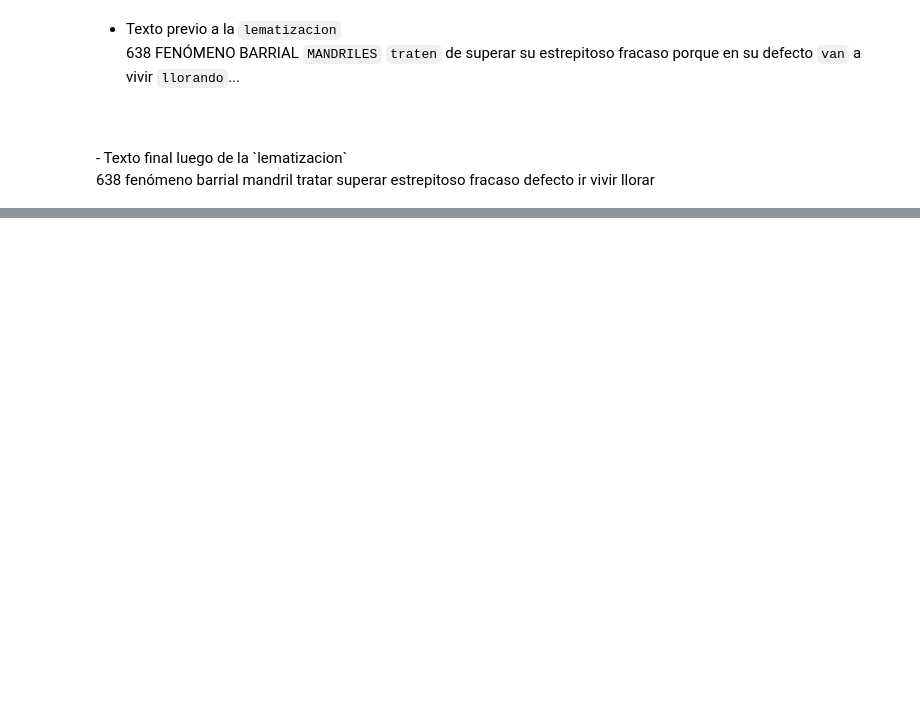
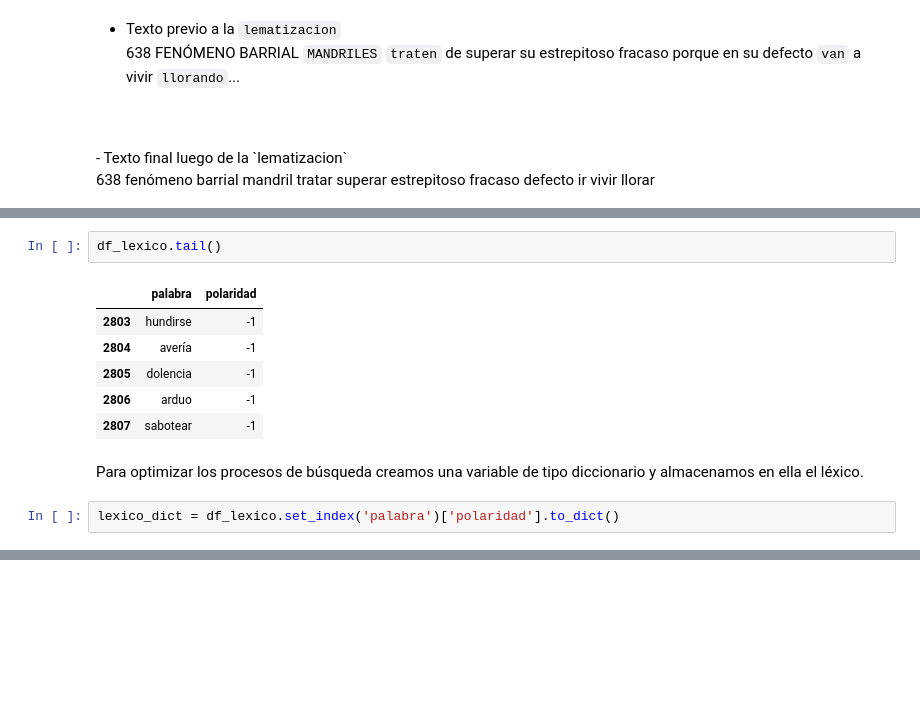
Before and after one commit to chetincho/Analisis_de_Sentimientos, a Jupyter notebook: proyecto.ipynb, the cells around one changed output, grey strips where cells are left out. Cells and saved outputs as stored; diff of their text form; blank space fills up the shorter version.

```diff
--- a/proyecto.ipynb
+++ b/proyecto.ipynb
@@ -683,0 +688,13 @@ Cada fila de esta matriz corresponde a un tweet y cada columna a una palabra del
+# %%
+df_lexico.tail()
+# %% [output]
+|  | palabra | polaridad |
+| 2803 | hundirse | -1 |
+| 2804 | avería | -1 |
+| 2805 | dolencia | -1 |
+| 2806 | arduo | -1 |
+| 2807 | sabotear | -1 |
+# %% [markdown]
+Para optimizar los procesos de búsqueda creamos una variable de tipo diccionario y almacenamos en ella el léxico.
+# %%
+lexico_dict = df_lexico.set_index('palabra')['polaridad'].to_dict()
```
Also changed, not shown: parts of 25 cells of this notebook, 3 other files.
